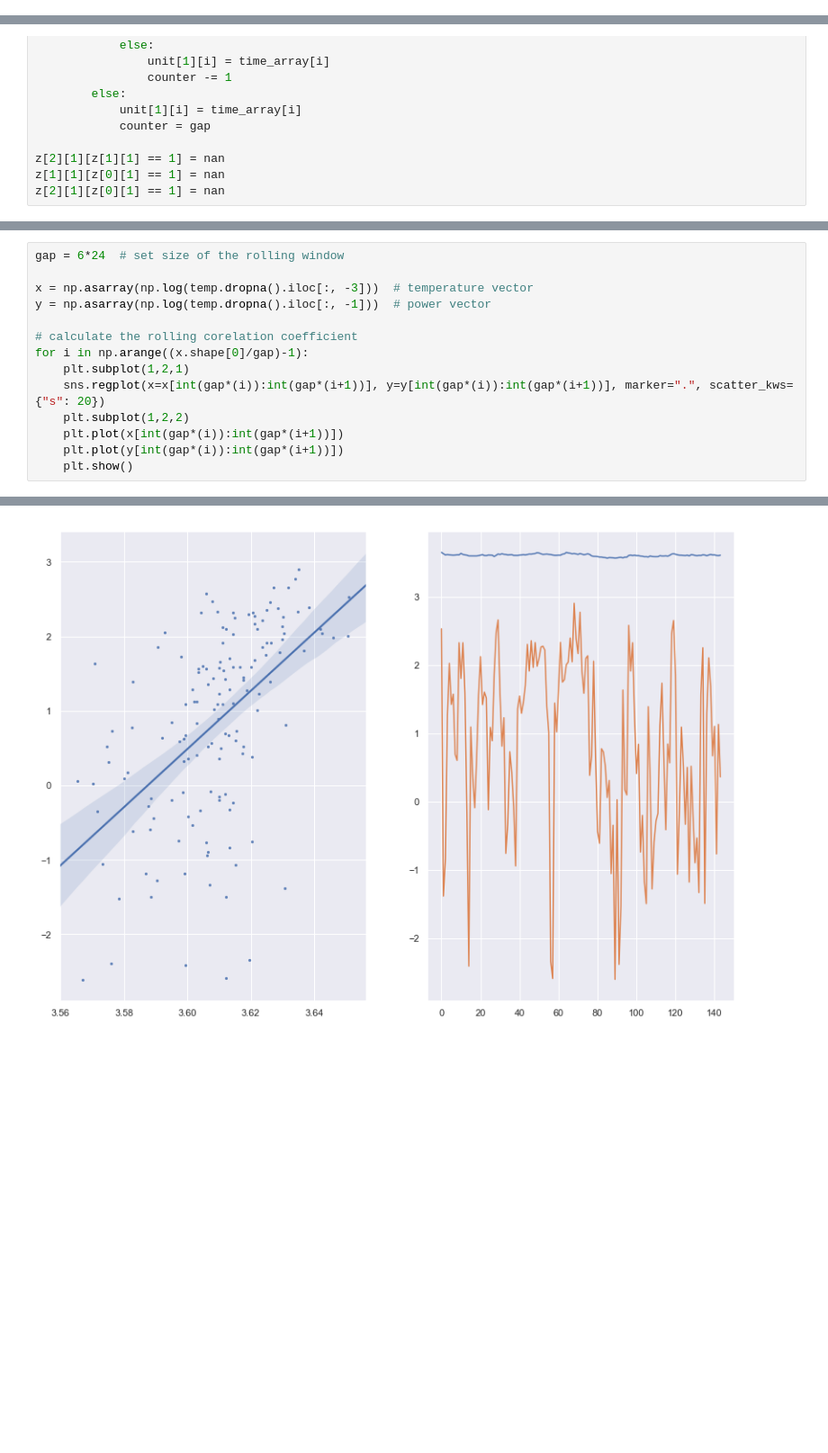
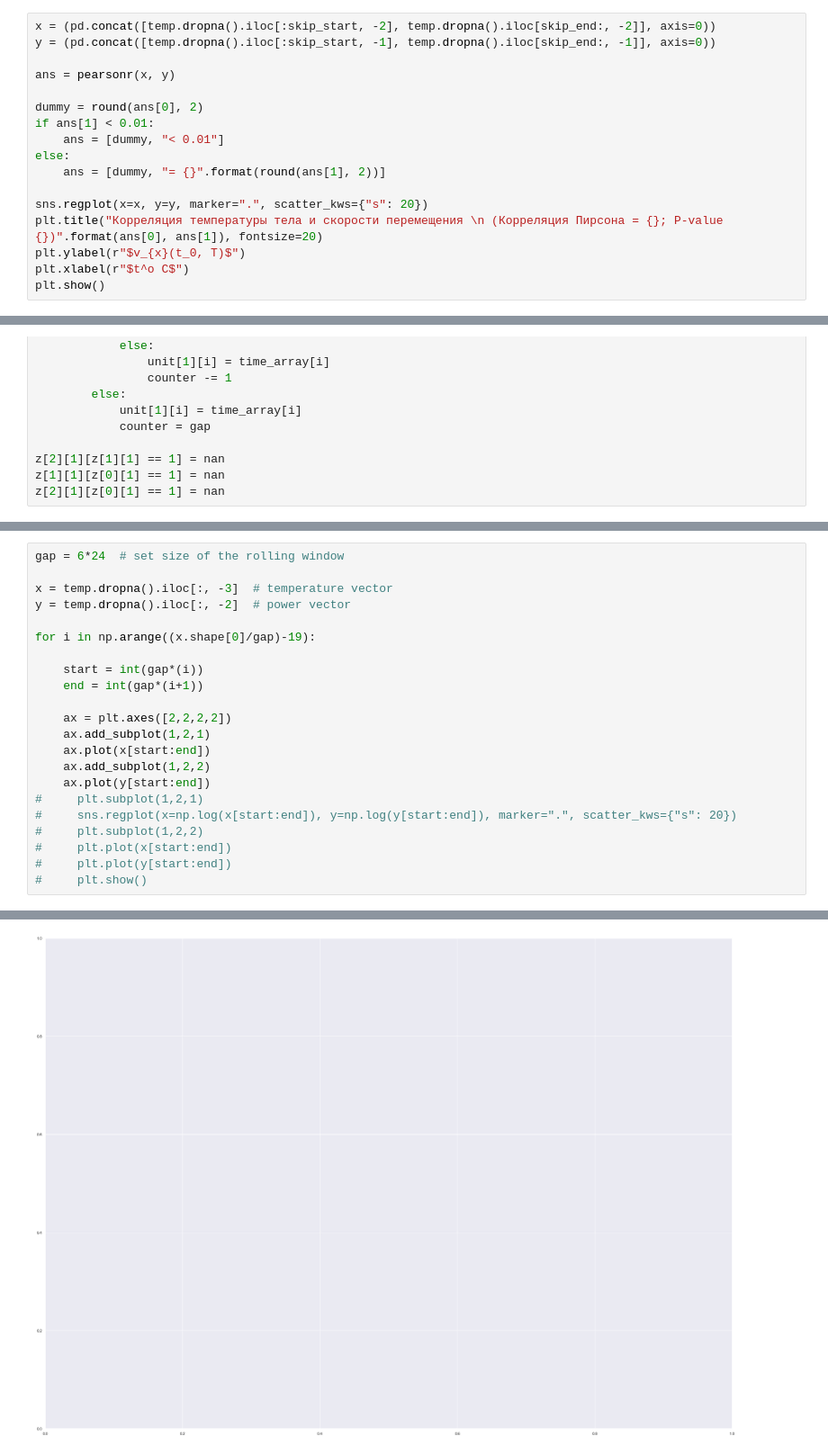
Before and after one commit to BasilMinkov/Jupyter-Notebooks, a Jupyter notebook: HamsterEEG.ipynb, the cells around one changed output, grey strips where cells are left out. Shown at 90% size. Drawn from its saved outputs; the diff is of its cells as text; blank space fills up the shorter version.

```diff
--- a/HamsterEEG.ipynb
+++ b/HamsterEEG.ipynb
@@ -203,3 +203,20 @@ plt.xlabel(r"$t^o C$")
 plt.show()
 # %% [output]
 [figure]
+# %%
+x = (pd.concat([temp.dropna().iloc[:skip_start, -2], temp.dropna().iloc[skip_end:, -2]], axis=0))
+y = (pd.concat([temp.dropna().iloc[:skip_start, -1], temp.dropna().iloc[skip_end:, -1]], axis=0))
+
+ans = pearsonr(x, y)
+
+dummy = round(ans[0], 2)
+if ans[1] < 0.01:
+    ans = [dummy, "< 0.01"]
+else:
+    ans = [dummy, "= {}".format(round(ans[1], 2))]
+
+sns.regplot(x=x, y=y, marker=".", scatter_kws={"s": 20})
+plt.title("Корреляция температуры тела и скорости перемещения \n (Корреляция Пирсона = {}; P-value {})".format(ans[0], ans[1]), fontsize=20)
+plt.ylabel(r"$v_{x}(t_0, T)$")
+plt.xlabel(r"$t^o C$")
+plt.show()
@@ -338,15 +378,23 @@ plt.show()
 # %%
 gap = 6*24  # set size of the rolling window
 
-x = np.asarray(np.log(temp.dropna().iloc[:, -3]))  # temperature vector
-y = np.asarray(np.log(temp.dropna().iloc[:, -1]))  # power vector
+x = temp.dropna().iloc[:, -3]  # temperature vector
+y = temp.dropna().iloc[:, -2]  # power vector
 
-# calculate the rolling corelation coefficient
-for i in np.arange((x.shape[0]/gap)-1):
-    plt.subplot(1,2,1)
-    sns.regplot(x=x[int(gap*(i)):int(gap*(i+1))], y=y[int(gap*(i)):int(gap*(i+1))], marker=".", scatter_kws={"s": 20})
-    plt.subplot(1,2,2)
-    plt.plot(x[int(gap*(i)):int(gap*(i+1))])
-    plt.plot(y[int(gap*(i)):int(gap*(i+1))])
-    plt.show()
+for i in np.arange((x.shape[0]/gap)-19):
+
+    start = int(gap*(i))
+    end = int(gap*(i+1))
+
+    ax = plt.axes([2,2,2,2])
+    ax.add_subplot(1,2,1)
+    ax.plot(x[start:end])
+    ax.add_subplot(1,2,2)
+    ax.plot(y[start:end])
+#     plt.subplot(1,2,1)
+#     sns.regplot(x=np.log(x[start:end]), y=np.log(y[start:end]), marker=".", scatter_kws={"s": 20})
+#     plt.subplot(1,2,2)
+#     plt.plot(x[start:end])
+#     plt.plot(y[start:end])
+#     plt.show()
 # %% [output]
@@ -353 +402 @@ for i in np.arange((x.shape[0]/gap)-1):
-[figure, old version]
+[figure, new version]
```
Also changed, not shown: parts of 4 cells of this notebook.
